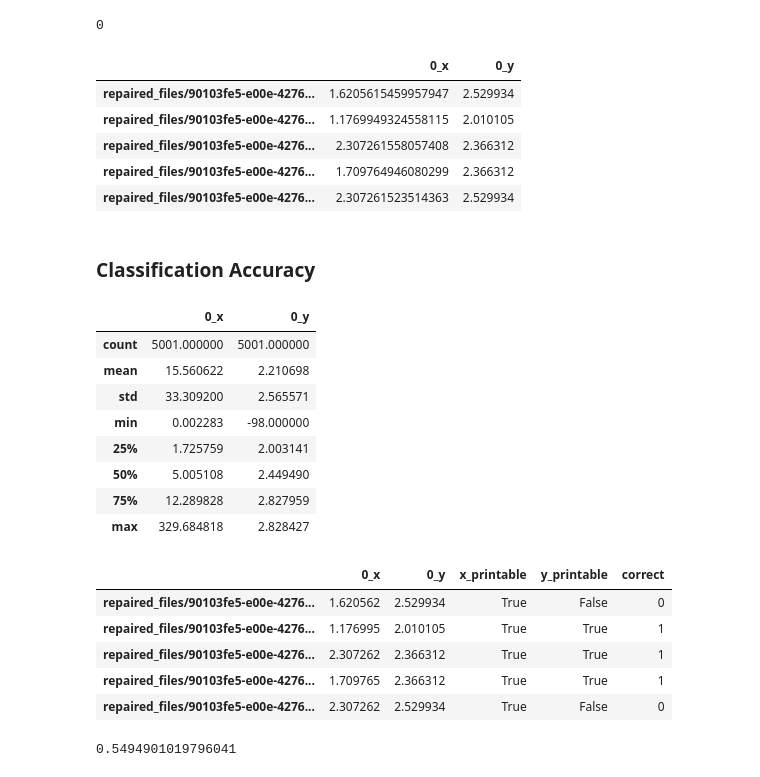
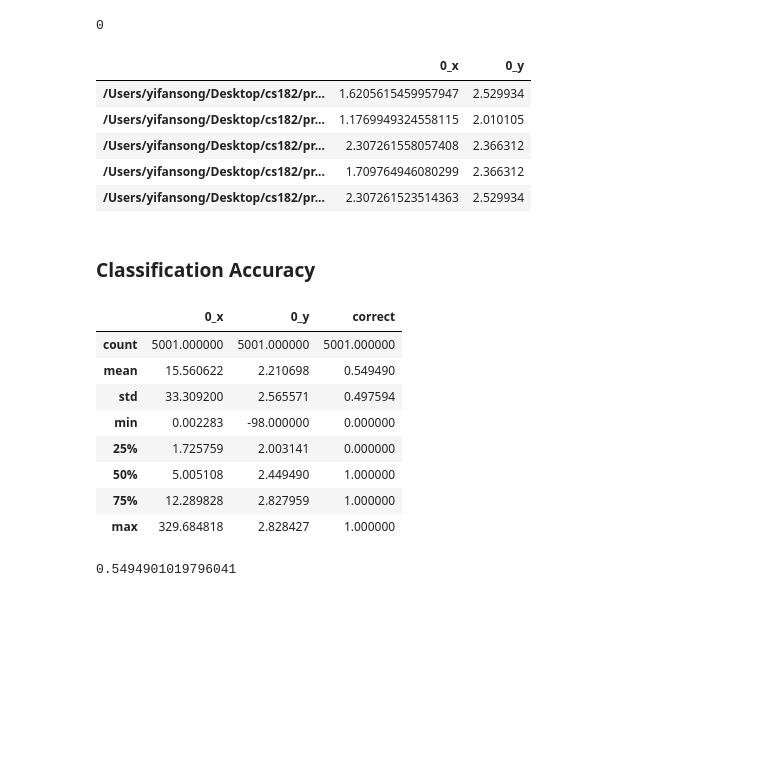
Before and after one commit to TianshuangQiu/AdditiveParts, a Jupyter notebook: run/stable_pose_baseline.ipynb, the cells around one changed output. Cells and saved outputs as stored; diff of their text form; code cells hidden in the pictures; blank space fills up the shorter version.

```diff
--- a/run/stable_pose_baseline.ipynb
+++ b/run/stable_pose_baseline.ipynb
@@ -4,8 +4,8 @@
 import subprocess
 import os
 
-#BASE_DIR = '/Users/yifansong/Desktop/cs182/proj'  # Replace with the base directory as illustrated in README
-BASE_DIR = None  # Replace with the base directory as illustrated in README
+BASE_DIR = '/Users/yifansong/Desktop/cs182/proj'  # Replace with the base directory as illustrated in README
+#BASE_DIR = None  # Replace with the base directory as illustrated in README
 
 # To generate the json file with predicted scores:
 subprocess.call(["python", os.path.join(BASE_DIR, "AdditiveParts/additive_parts/baseline/run_baseline.py"), BASE_DIR,
@@ -31,48 +31,41 @@ with open(os.path.join(BASE_DIR, "sanitized_result.json"), "r") as out:
 # %%
 actual = pd.DataFrame.from_dict(a_dict,orient='index')
 estimate = pd.DataFrame.from_dict(e_dict,orient='index')
+# %%
+actual = actual.set_index(estimate.index)
 # %%
-tgt = pd.merge(left = actual, right = estimate, left_index = True, right_index = True)
+tgt = actual.merge(right = estimate, left_index = True, right_index = True)
 # %%
 tgt.head()
 # %% [output]
 |  | 0_x | 0_y |
-| repaired_files/90103fe5-e00e-4276... | 1.6205615459957947 | 2.529934 |
-| repaired_files/90103fe5-e00e-4276... | 1.1769949324558115 | 2.010105 |
-| repaired_files/90103fe5-e00e-4276... | 2.307261558057408 | 2.366312 |
-| repaired_files/90103fe5-e00e-4276... | 1.709764946080299 | 2.366312 |
-| repaired_files/90103fe5-e00e-4276... | 2.307261523514363 | 2.529934 |
+| /Users/yifansong/Desktop/cs182/pr... | 1.6205615459957947 | 2.529934 |
+| /Users/yifansong/Desktop/cs182/pr... | 1.1769949324558115 | 2.010105 |
+| /Users/yifansong/Desktop/cs182/pr... | 2.307261558057408 | 2.366312 |
+| /Users/yifansong/Desktop/cs182/pr... | 1.709764946080299 | 2.366312 |
+| /Users/yifansong/Desktop/cs182/pr... | 2.307261523514363 | 2.529934 |
 # %%
 tgt['0_x'] = (tgt['0_x']).astype(float)
 tgt['0_y'] = (tgt['0_y']).astype(float)
 # %% [markdown]
 ### Classification Accuracy
-# %%
-tgt.describe()
-# %% [output]
-|  | 0_x | 0_y |
-| count | 5001.000000 | 5001.000000 |
-| mean | 15.560622 | 2.210698 |
-| std | 33.309200 | 2.565571 |
-| min | 0.002283 | -98.000000 |
-| 25% | 1.725759 | 2.003141 |
-| 50% | 5.005108 | 2.449490 |
-| 75% | 12.289828 | 2.827959 |
-| max | 329.684818 | 2.828427 |
 # %%
 x_thresh = 5.0
 y_thresh = 2.449490
 tgt['x_printable'] = tgt['0_x'] < x_thresh
-tgt['y_printable'] = (tgt['0_y'] < y_thresh) & (tgt['0_y'] > 0)
+tgt['y_printable'] = (tgt['0_y'] < y_thresh) & (tgt['0_y'] != -98.0)
 tgt['correct'] = (tgt['x_printable'] == tgt['y_printable']).astype('int')
-tgt.head()
+tgt.describe()
 # %% [output]
-|  | 0_x | 0_y | x_printable | y_printable | correct |
-| repaired_files/90103fe5-e00e-4276... | 1.620562 | 2.529934 | True | False | 0 |
-| repaired_files/90103fe5-e00e-4276... | 1.176995 | 2.010105 | True | True | 1 |
-| repaired_files/90103fe5-e00e-4276... | 2.307262 | 2.366312 | True | True | 1 |
-| repaired_files/90103fe5-e00e-4276... | 1.709765 | 2.366312 | True | True | 1 |
-| repaired_files/90103fe5-e00e-4276... | 2.307262 | 2.529934 | True | False | 0 |
+|  | 0_x | 0_y | correct |
+| count | 5001.000000 | 5001.000000 | 5001.000000 |
+| mean | 15.560622 | 2.210698 | 0.549490 |
+| std | 33.309200 | 2.565571 | 0.497594 |
+| min | 0.002283 | -98.000000 | 0.000000 |
+| 25% | 1.725759 | 2.003141 | 0.000000 |
+| 50% | 5.005108 | 2.449490 | 1.000000 |
+| 75% | 12.289828 | 2.827959 | 1.000000 |
+| max | 329.684818 | 2.828427 | 1.000000 |
 # %%
 accuracy = sum(tgt['correct']) / tgt.shape[0]
 accuracy
```
Also changed, not shown: parts of 2 cells of this notebook.
